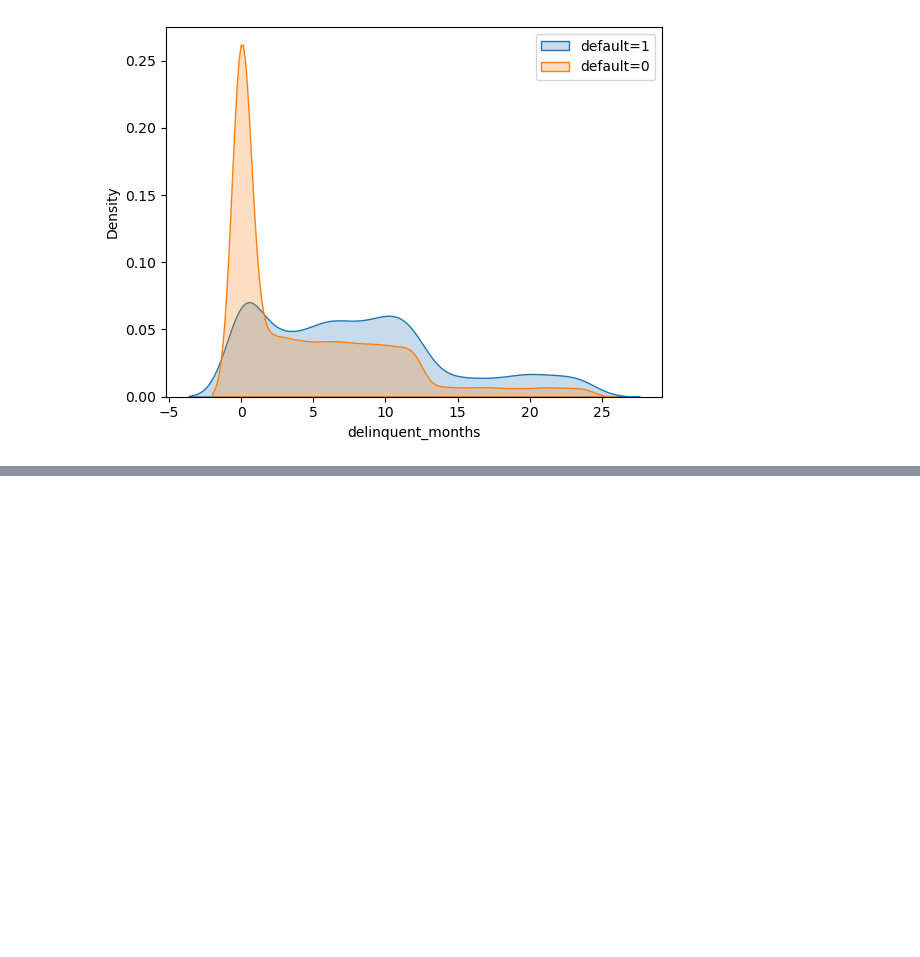
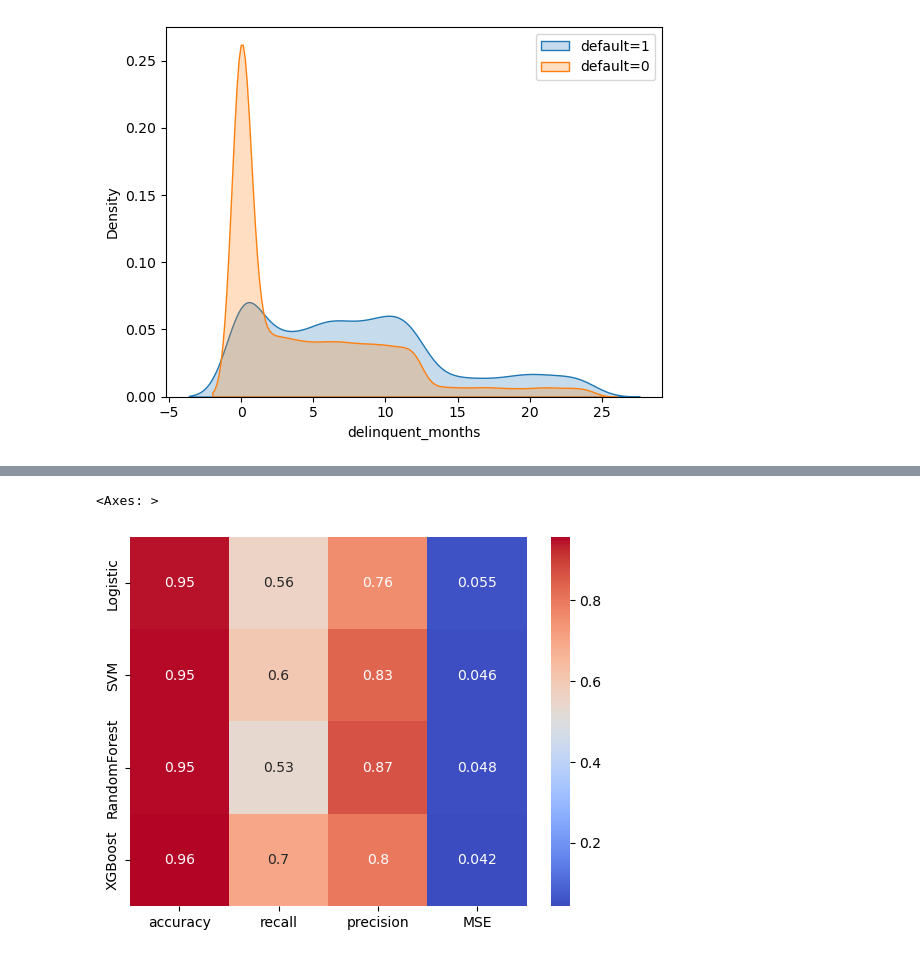
Before and after one commit to JY6299/CR_Modeling_2, a Jupyter notebook: CR_ML_Modeling.ipynb, the cells around one changed output, grey strips where cells are left out. Drawn from its saved outputs; the diff is of its cells as text; code cells hidden in the pictures; blank space fills up the shorter version.

```diff
--- a/CR_ML_Modeling.ipynb
+++ b/CR_ML_Modeling.ipynb
@@ -396,0 +436,11 @@ df3.head(), df3.shape
+# %%
+## Split Data to build model. (Lets do Logistic, XGBoost, RandomForest, SVM)
+
+from sklearn.model_selection import train_test_split
+
+x = df4.drop(columns='default')
+y = df4['default']
+
+x_train, x_test, y_train, y_test = train_test_split(x, y, test_size=0.2, random_state=10)
+
+x_train.shape, x_test.shape, y_train.shape, y_test.shape
@@ -396,0 +457,8 @@ df3.head(), df3.shape
+# %%
+## Single Model Prediction for Logistic, looks good enough, but not good enough for defaulted population
+mod1 = LogisticRegression()
+mod1.fit(x_train,y_train)
+y_pred = mod1.predict(x_test)
+print(classification_report(y_test,y_pred))
+print(confusion_matrix(y_test,y_pred))
+print(mean_squared_error(y_test.astype(int),y_pred.astype(int)))
@@ -396,0 +508,27 @@ df3.head(), df3.shape
+# %%
+# Building all models together
+mods = [LogisticRegression(), SVC(), RandomForestClassifier(), XGBClassifier()]
+recall = []
+accuracy = []
+precision = []
+MSE = []
+
+for mod in mods:
+    mod.fit(x_train,y_train)
+    pred = mod.predict(x_test)
+    precision.append(precision_score(y_test,pred))
+    accuracy.append(accuracy_score(y_test,pred))
+    recall.append(recall_score(y_test,pred))
+    MSE.append(mean_squared_error(y_test.astype(int),pred.astype(int)))
+# %%
+result = pd.DataFrame({
+    'accuracy':accuracy,
+    'recall':recall,
+    'precision':precision,
+    'MSE':MSE
+}, index = ['Logistic','SVM','RandomForest','XGBoost'])
+
+sns.heatmap(data=result, annot=True, cmap='coolwarm')
+# %% [output]
+<Axes: >
+[figure, added]
```
Also changed, not shown: parts of 7 cells of this notebook.
